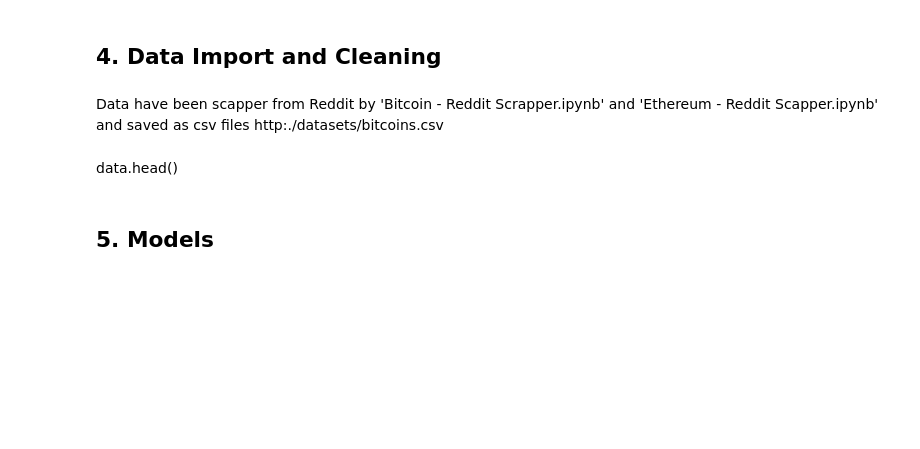
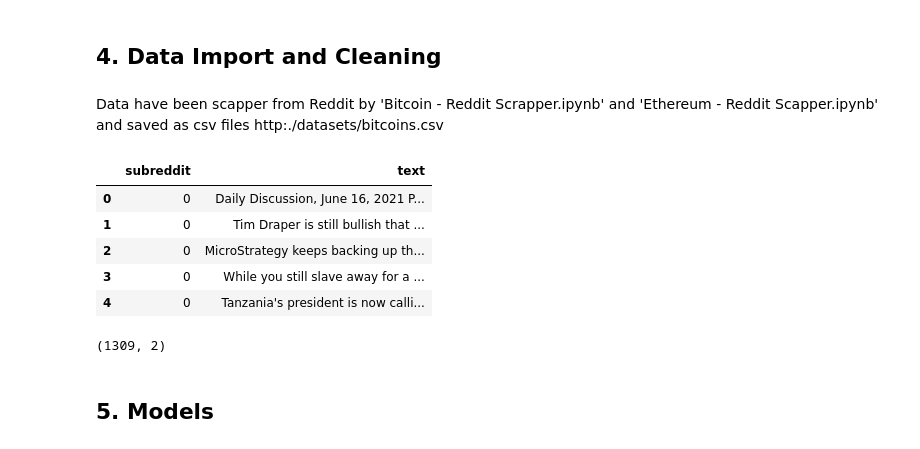
Before and after one commit to namkungchew/Bitcoin-Ethereum-Classifier, a Jupyter notebook: code/Bitcoin - Ethereum Reddit Classifier.ipynb, the cells around one changed output. Drawn from its saved outputs; the diff is of its cells as text; code cells hidden in the pictures; blank space fills up the shorter version.

```diff
--- a/code/Bitcoin - Ethereum Reddit Classifier.ipynb
+++ b/code/Bitcoin - Ethereum Reddit Classifier.ipynb
@@ -67,8 +78,19 @@ data = pd.concat([btc_data[['subreddit','text']], eth_data[['subreddit','text']]
 # %%
 # replacing Bitcoin with 0 and ethereum with 1
 data['subreddit'] = data['subreddit'].map({'Bitcoin' : 0, 'ethereum' : 1})
-# %% [markdown]
-data.head()
+# %%
+data.head()
+# %% [output]
+|  | subreddit | text |
+| 0 | 0 | Daily Discussion, June 16, 2021 P... |
+| 1 | 0 | Tim Draper is still bullish that ... |
+| 2 | 0 | MicroStrategy keeps backing up th... |
+| 3 | 0 | While you still slave away for a ... |
+| 4 | 0 | Tanzania's president is now calli... |
+# %%
+data.shape
+# %% [output]
+(1309, 2)
 # %% [markdown]
 ## 5. Models
 # %% [markdown]
```
Also changed, not shown: parts of 34 cells of this notebook.
